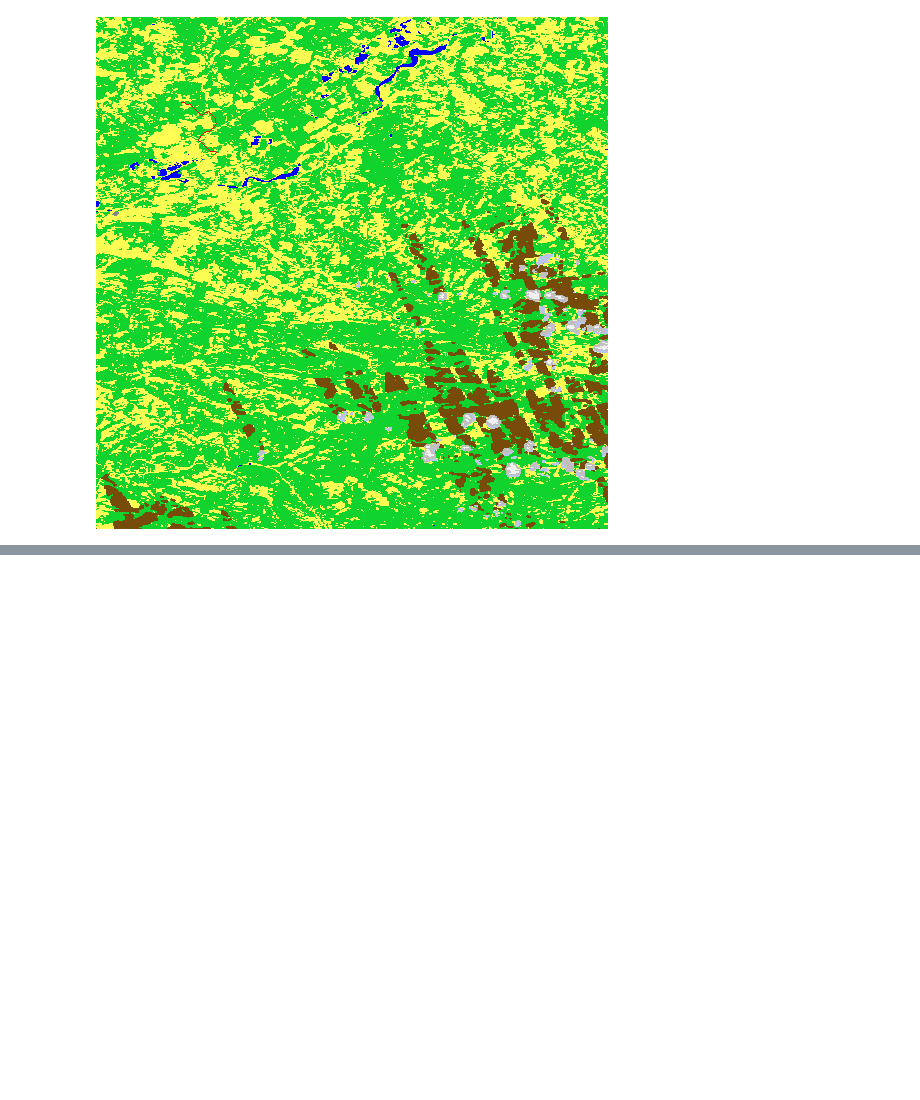
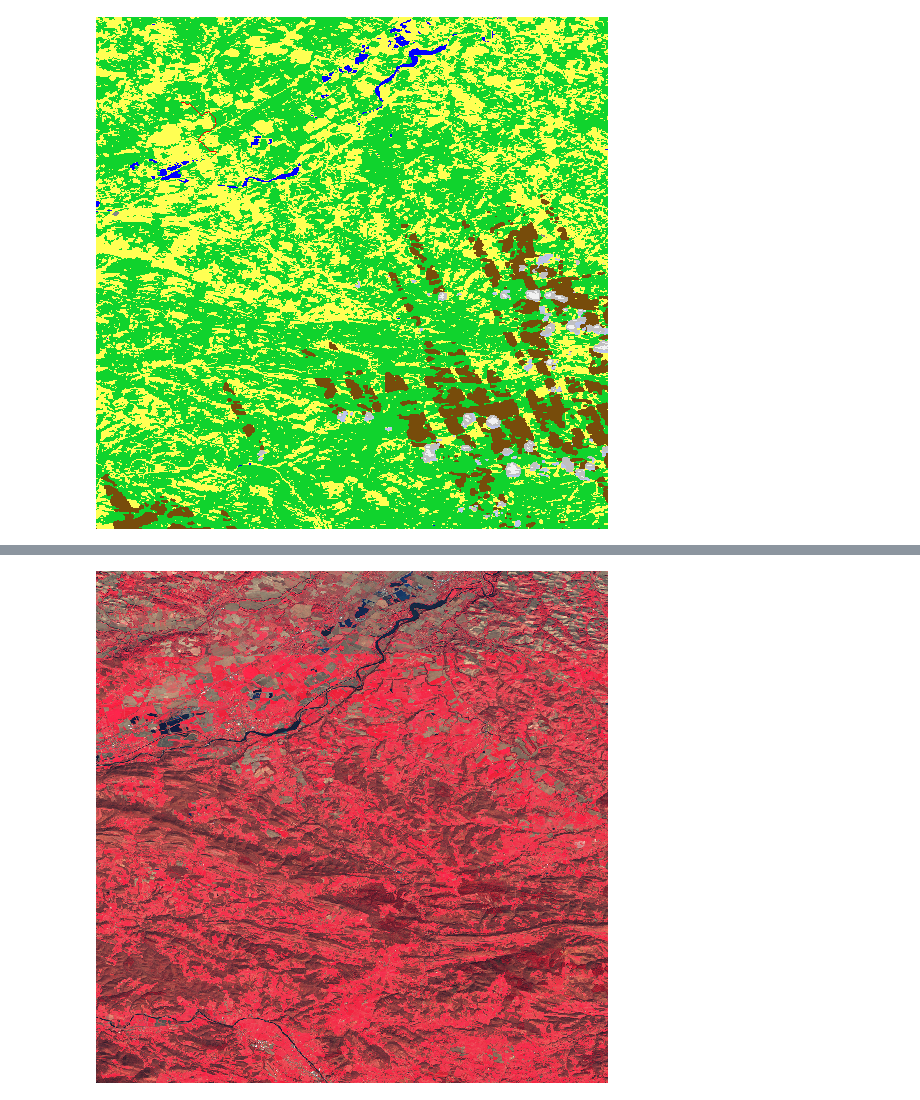
Before and after one commit to wz7475/cassini_research, a Jupyter notebook: magic_map.ipynb, the cells around one changed output, grey strips where cells are left out. Cells and saved outputs as stored; diff of their text form; code cells hidden in the pictures; blank space fills up the shorter version.

```diff
--- a/magic_map.ipynb
+++ b/magic_map.ipynb
@@ -107,0 +67,14 @@ end  (119, 136)
+# %%
+s2wms = c.get_collection("Sentinel2").mundi_wms('L1C')
+img = s2wms.getmap(layers = ["2_COLOR_INFRARED__VEGETATION_"],
+                     srs = _projection_,
+                     bbox = _bbox_,
+                     size = (_width_, _height_),
+                     format ='image/png',
+                     showlogo = False,
+                     transparent=False)
+
+display(Image.open(img))
+Image.open(img).save("red.png")
+# %% [output]
+[figure, added]
```
Also changed, not shown: parts of 12 cells of this notebook, 3 other files.
